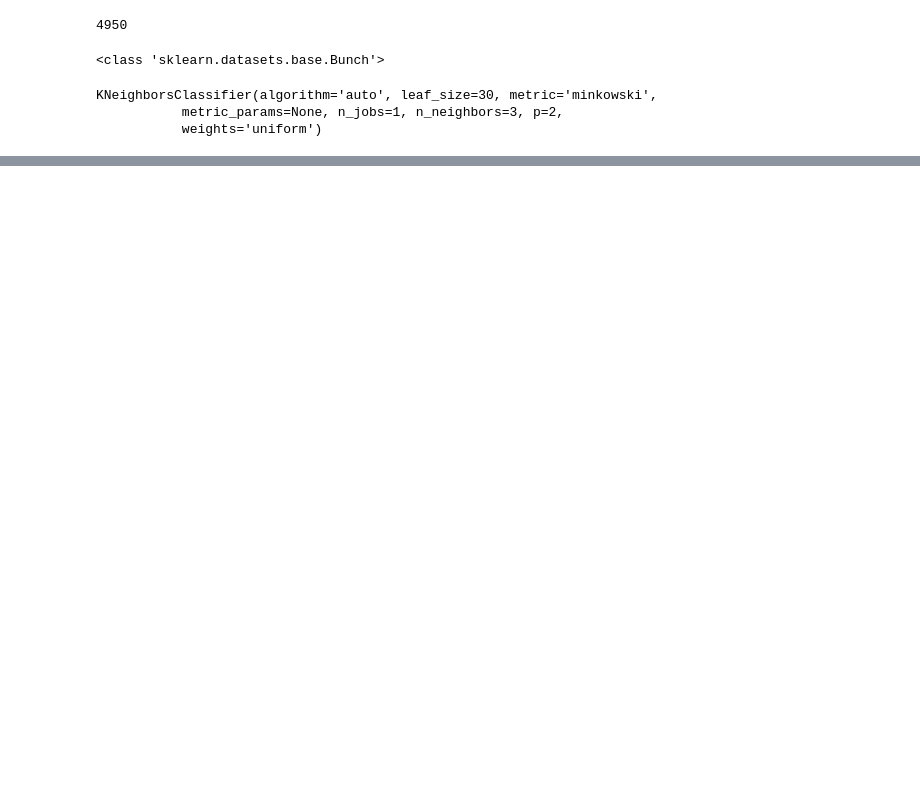
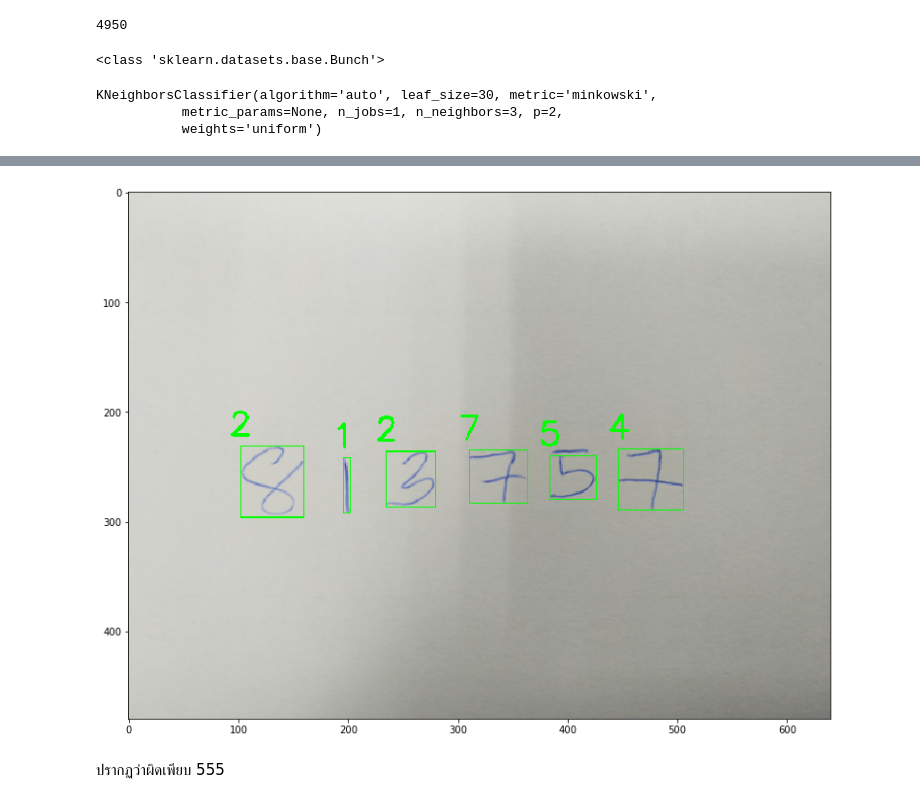
Before and after one commit to sutthisak/my-scikit-learn, a Jupyter notebook: 01.introduction.knn.cv2.ipynb, the cells around one changed output, grey strips where cells are left out. Drawn from its saved outputs; the diff is of its cells as text; code cells hidden in the pictures; blank space fills up the shorter version.

```diff
--- a/01.introduction.knn.cv2.ipynb
+++ b/01.introduction.knn.cv2.ipynb
@@ -113,0 +257,8 @@ plt.show()
+# %%
+plt.figure(1, figsize=(15, 10))
+plt.imshow(img)
+plt.show()
+# %% [output]
+[figure, added]
+# %% [markdown]
+ปรากฏว่าผิดเพียบ 555
```
Also changed, not shown: parts of 10 cells of this notebook, 2 other files.
